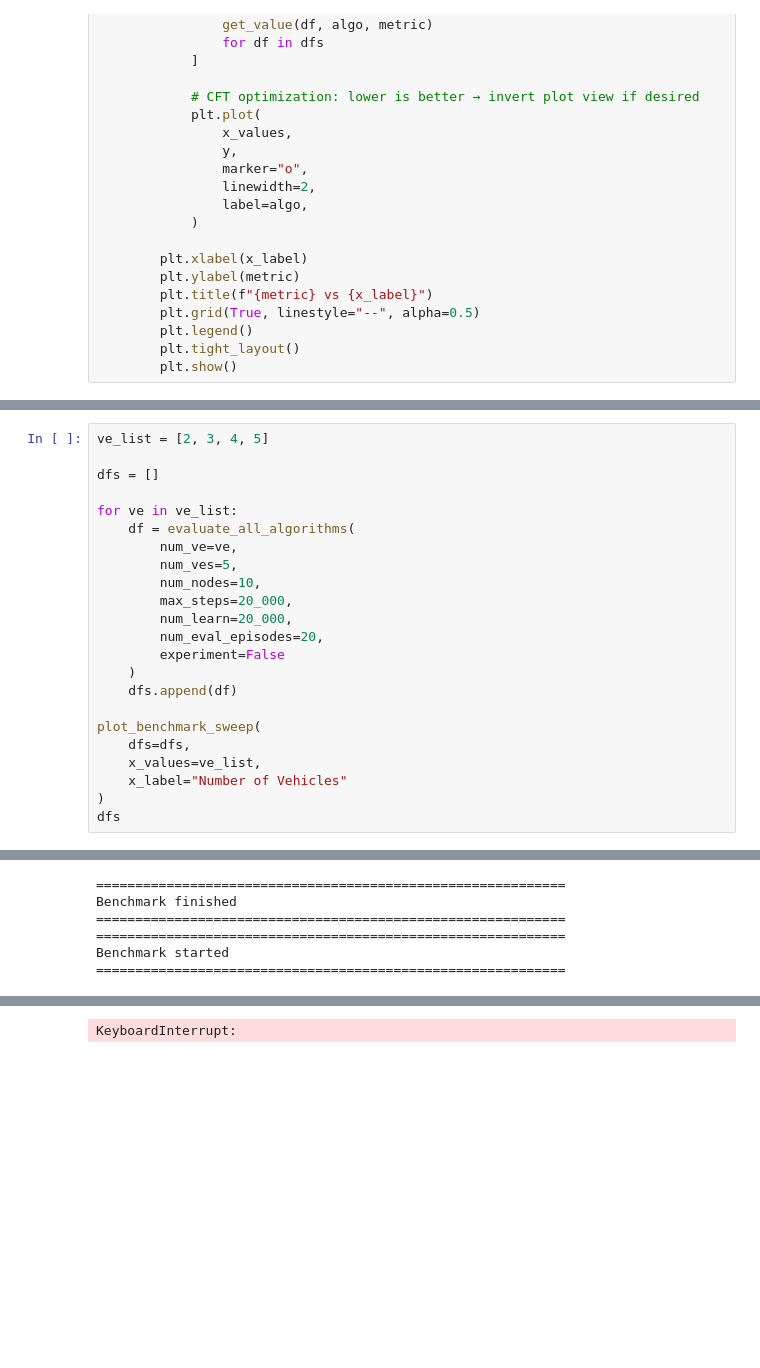
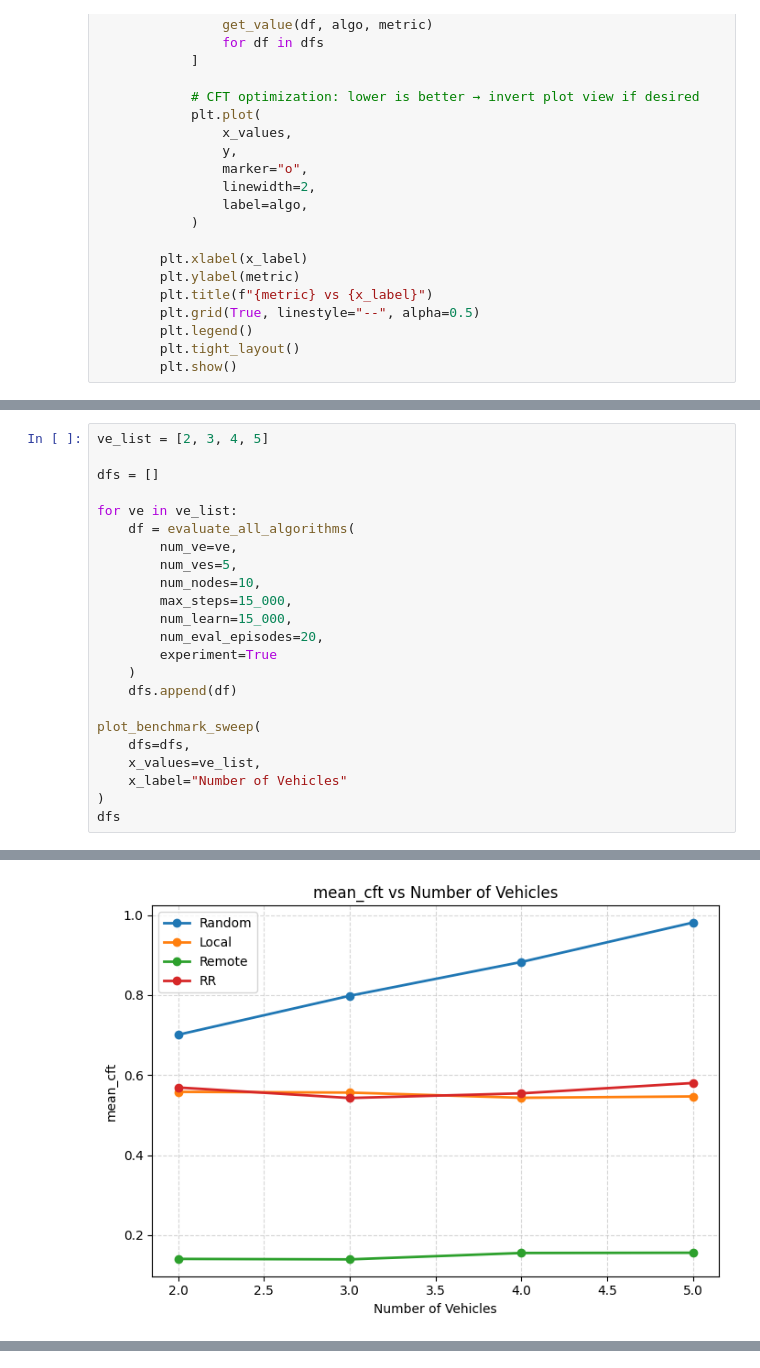
Before and after one commit to JavadiSM/paper-replication, a Jupyter notebook: 10.1109/experiments.ipynb, the cells around one changed output, grey strips where cells are left out. Drawn from its saved outputs; the diff is of its cells as text; blank space fills up the shorter version.

```diff
--- a/10.1109/experiments.ipynb
+++ b/10.1109/experiments.ipynb
@@ -543,10 +654,10 @@ for ve in ve_list:
         num_ve=ve,
         num_ves=5,
         num_nodes=10,
-        max_steps=20_000,
-        num_learn=20_000,
+        max_steps=15_000,
+        num_learn=15_000,
         num_eval_episodes=20,
-        experiment=False
+        experiment=True
     )
     dfs.append(df)
 
@@ -564,0 +688 @@ Benchmark started
+[figure, added]
@@ -572,6 +709,0 @@ Evaluating DVTPPPO (6/6)...
-============================================================
-Benchmark finished
-============================================================
-============================================================
-Benchmark started
-============================================================
@@ -579,2 +710 @@ Benchmark started
-KeyboardInterrupt:
 # %%
```
Also changed, not shown: parts of 13 cells of this notebook, 11 other files.
